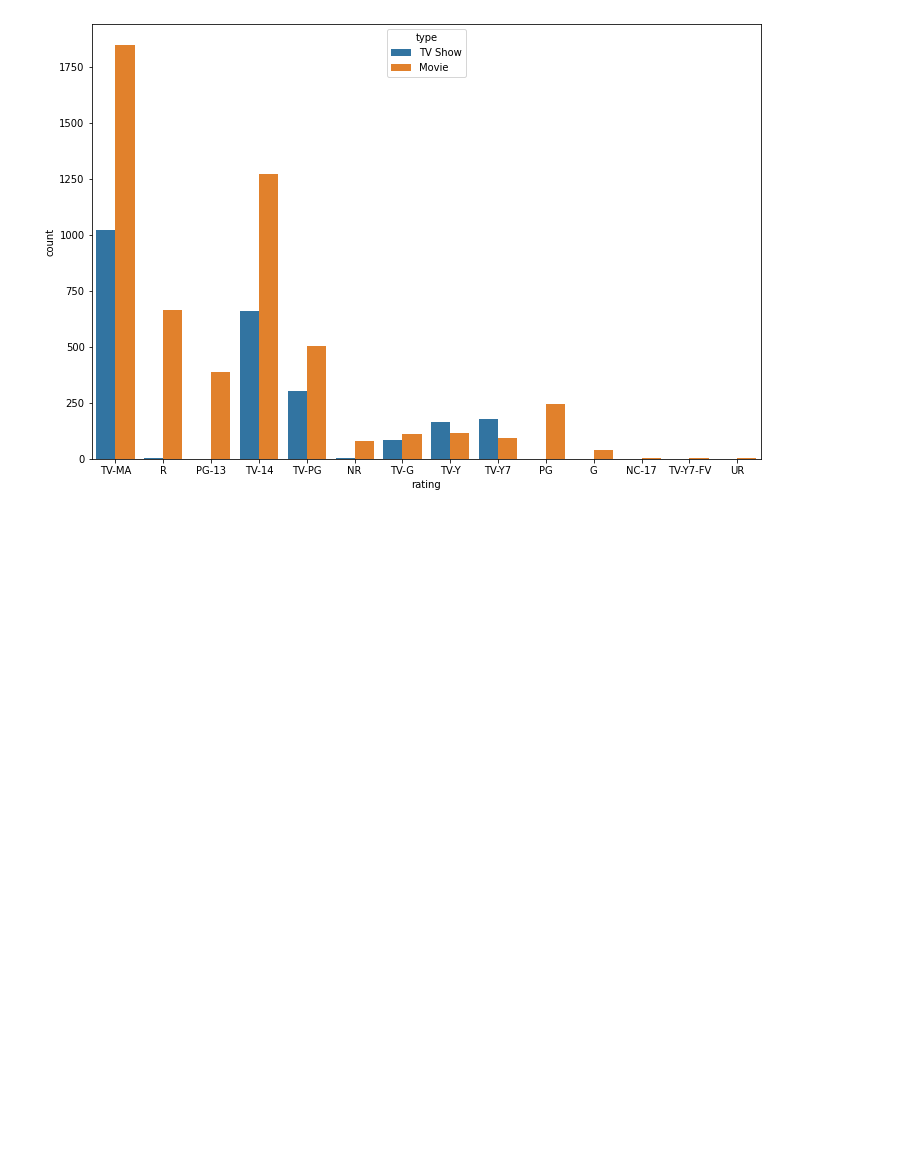
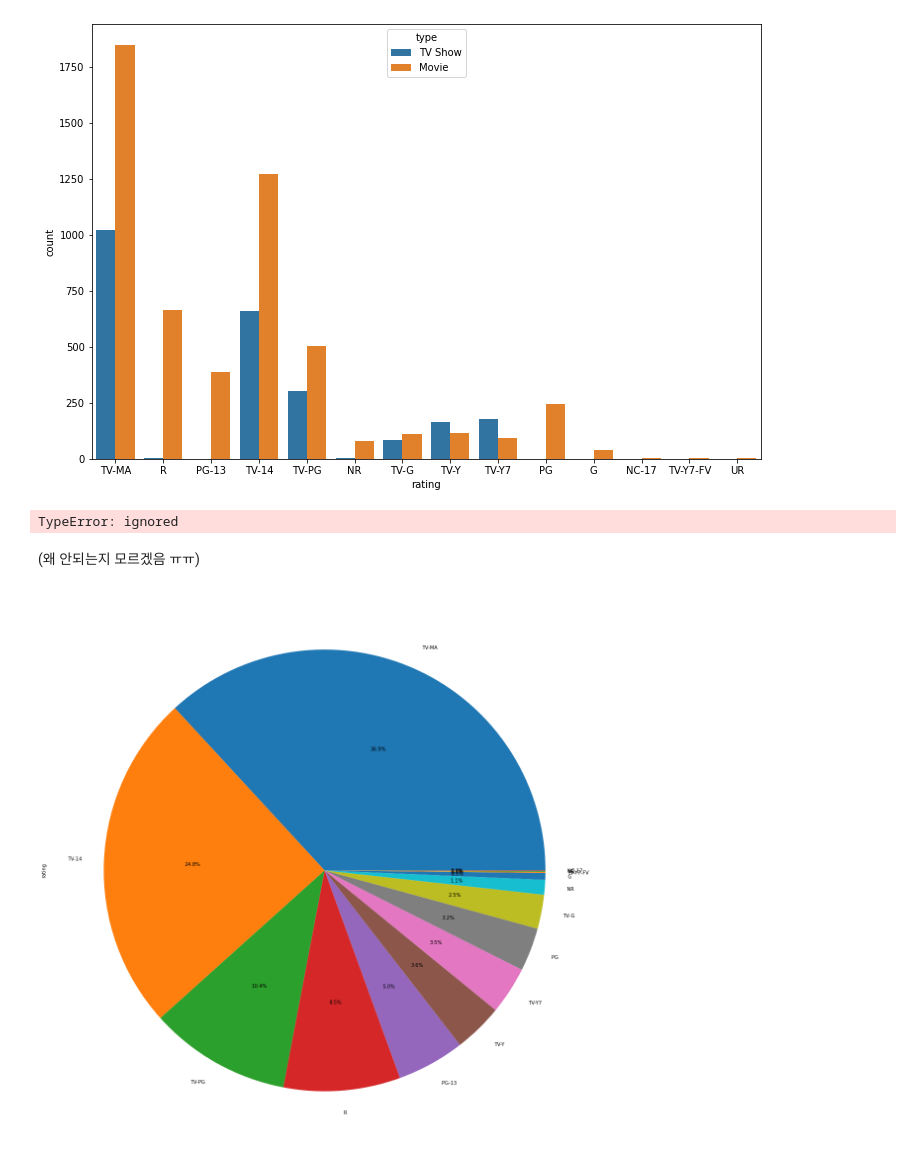
Before and after one commit to SungaHwang/Exploratory_Data_Analysis, a Jupyter notebook: NetflixData.ipynb, the cells around one changed output. Saved outputs shown, nothing was run; the diff lists cells and outputs as text; code cells hidden in the pictures; blank space fills up the shorter version.

```diff
--- a/NetflixData.ipynb
+++ b/NetflixData.ipynb
@@ -195,3 +195,19 @@ sns.countplot(x='rating',data = netflix_overall,hue='type')
 # %% [output]
 <matplotlib.axes._subplots.AxesSubplot at 0x...>
 [figure]
+# %%
+import plotly.express as px
+top_rated = netflix_overall[0:10]
+fig =px.sunburst(
+    top_rated,
+    path=['country'])
+fig.show()
+# %% [output]
+TypeError: ignored
+# %% [markdown]
+(왜 안되는지 모르겠음 ㅠㅠ)
+# %%
+netflix_overall['rating'].value_counts().plot.pie(autopct = '%0.1f%%', figsize=(20,35))
+plt.show()
+# %% [output]
+[figure, added]
```
